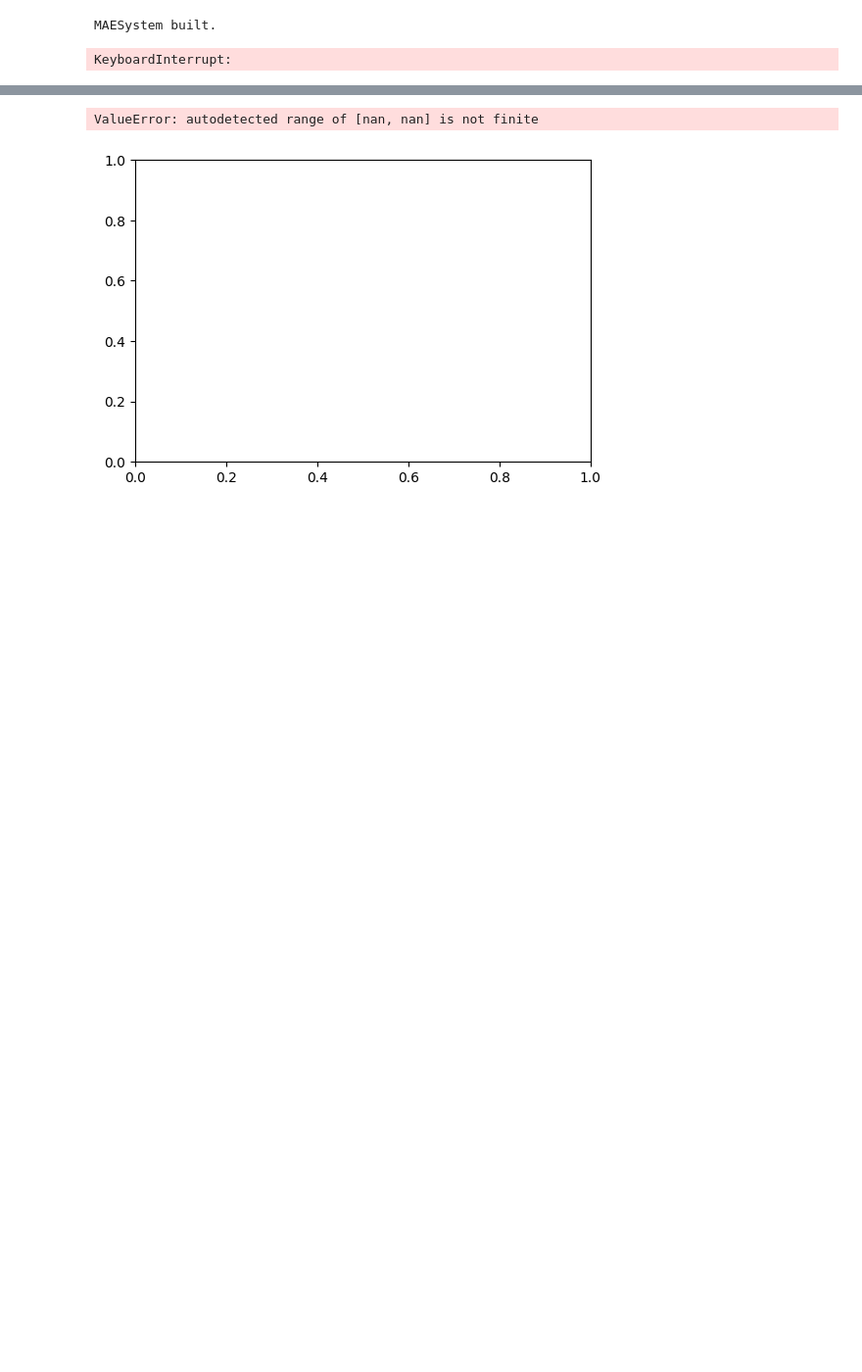
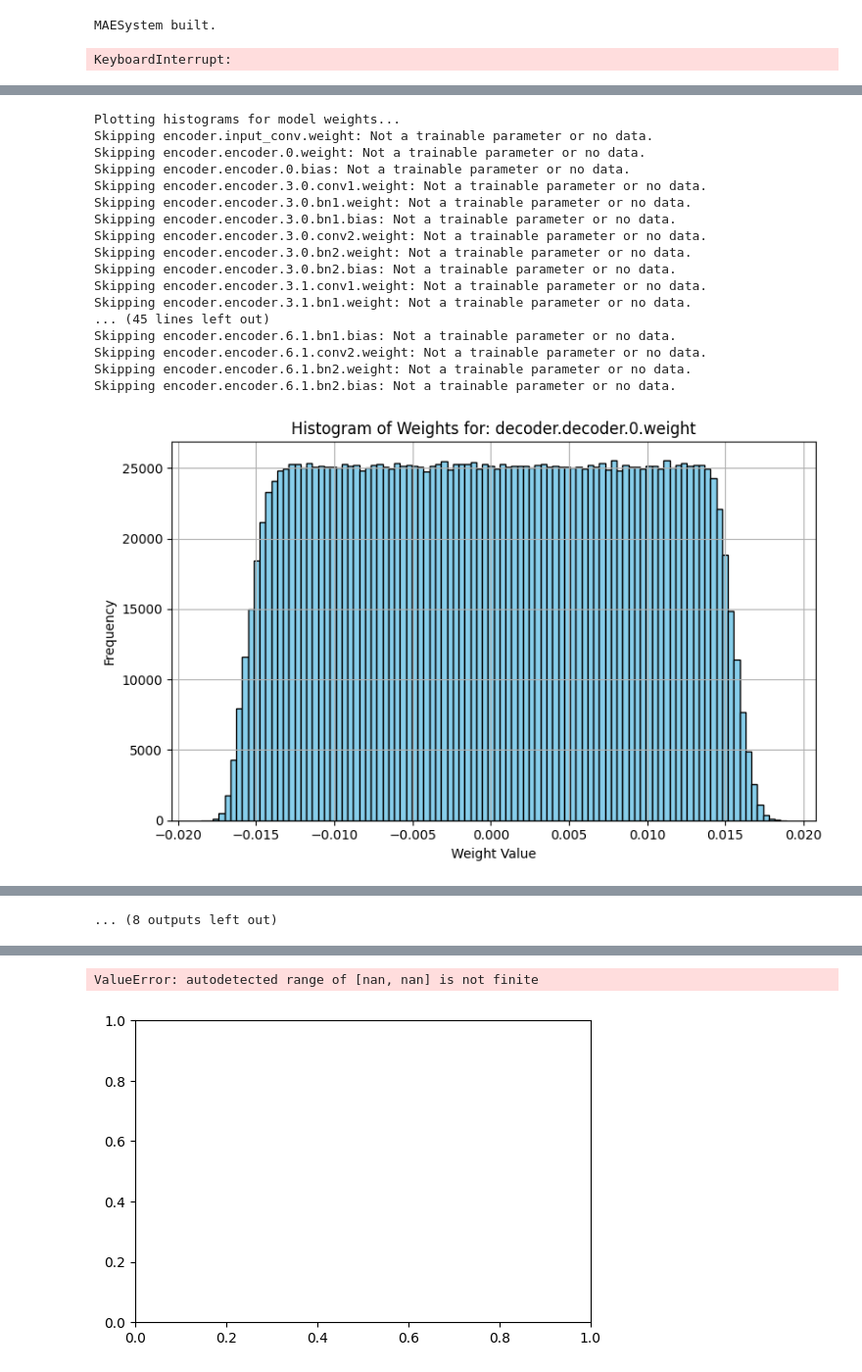
Before and after one commit to ossnat/VSD_foundation_model, a Jupyter notebook: scripts/VideoMAE_2D_Training_Notebook.ipynb, the cells around one changed output, grey strips where cells are left out. Shown at 98% size. Cells and saved outputs as stored; diff of their text form; code cells hidden in the pictures; blank space fills up the shorter version.

```diff
--- a/scripts/VideoMAE_2D_Training_Notebook.ipynb
+++ b/scripts/VideoMAE_2D_Training_Notebook.ipynb
@@ -115,7 +114,7 @@ Created 103576 samples from 856 trials
 # from src.models.heads.mae_decoder_3d import MAEDecoder3D
 
 # Build MAE 2D model and optimizer
-encoder = MAEResNet18Backbone(pretrained=False, in_channels=1)
+encoder = MAEResNet18Backbone(pretrained=True, in_channels=1)
 decoder = MAEDecoder2D(in_channels=encoder.feature_dim, out_channels=1, hidden_dim=256)
 
 # Load config
@@ -125,7 +124,17 @@ with open(config_path, 'r') as f:
 
 
 model = MAESystem(encoder=encoder, decoder=decoder, config=model_cfg).to(device)
-optimizer = model.get_optimizer()
+# Freeze encoder
+for p in model.encoder.parameters():
+    p.requires_grad = False
+
+# (Optional) keep decoder trainable
+for p in model.decoder.parameters():
+    p.requires_grad = True
+
+# Build optimizer on decoder params only
+optimizer = torch.optim.AdamW(model.decoder.parameters(), lr=1e-4, weight_decay=0.05)
+# optimizer = model.get_optimizer() # If you wish to train also encoder
 
 print(model.__class__.__name__, "built.")
 # %% [output]
@@ -139,0 +270,51 @@ KeyboardInterrupt:
+# %%
+import matplotlib.pyplot as plt
+import numpy as np
+import torch
+
+def plot_weights_histogram(model):
+    print("Plotting histograms for model weights...")
+    for name, param in model.named_parameters():
+        if param.requires_grad and param.data is not None:
+            data = param.data.detach().cpu().numpy()
+            # Flatten the data to plot a single histogram
+            data = data.reshape(-1)
+
+            # Filter out NaN values if any (though unlikely for weights)
+            data = data[~np.isnan(data)]
+
+            if data.size > 0:
+                plt.figure(figsize=(8, 5))
+                plt.hist(data, bins=100, color='skyblue', edgecolor='black')
+                plt.title(f'Histogram of Weights for: {name}')
+                plt.xlabel('Weight Value')
+                plt.ylabel('Frequency')
+                plt.grid(True)
+                plt.tight_layout()
+                plt.show()
+            else:
+                print(f"Skipping {name}: No valid weight data to plot.")
+        else:
+            print(f"Skipping {name}: Not a trainable parameter or no data.")
+    print("✅ All weight histograms plotted.")
+
+plot_weights_histogram(model)
+# %% [output]
+Plotting histograms for model weights...
+Skipping encoder.input_conv.weight: Not a trainable parameter or no data.
+Skipping encoder.encoder.0.weight: Not a trainable parameter or no data.
+Skipping encoder.encoder.0.bias: Not a trainable parameter or no data.
+Skipping encoder.encoder.3.0.conv1.weight: Not a trainable parameter or no data.
+Skipping encoder.encoder.3.0.bn1.weight: Not a trainable parameter or no data.
+Skipping encoder.encoder.3.0.bn1.bias: Not a trainable parameter or no data.
+Skipping encoder.encoder.3.0.conv2.weight: Not a trainable parameter or no data.
+Skipping encoder.encoder.3.0.bn2.weight: Not a trainable parameter or no data.
+Skipping encoder.encoder.3.0.bn2.bias: Not a trainable parameter or no data.
+Skipping encoder.encoder.3.1.conv1.weight: Not a trainable parameter or no data.
+Skipping encoder.encoder.3.1.bn1.weight: Not a trainable parameter or no data.
+... (45 lines left out)
+Skipping encoder.encoder.6.1.bn1.bias: Not a trainable parameter or no data.
+Skipping encoder.encoder.6.1.conv2.weight: Not a trainable parameter or no data.
+Skipping encoder.encoder.6.1.bn2.weight: Not a trainable parameter or no data.
+Skipping encoder.encoder.6.1.bn2.bias: Not a trainable parameter or no data.
+[figure, added]
@@ -140,3 +331,4 @@ KeyboardInterrupt:
+... (8 outputs left out)
 # %%
 # Sequence visualization: plot Original, Masked(+overlay), Reconstructed vertically over time
 import numpy as np
```
Also changed, not shown: parts of 6 cells of this notebook.
